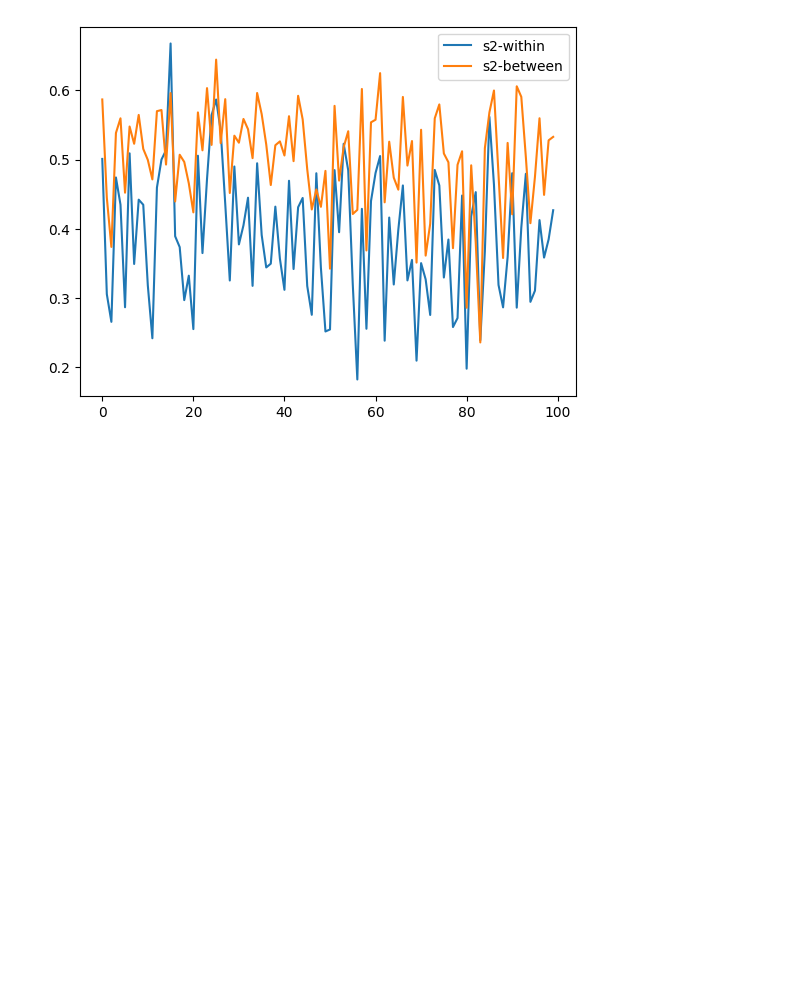
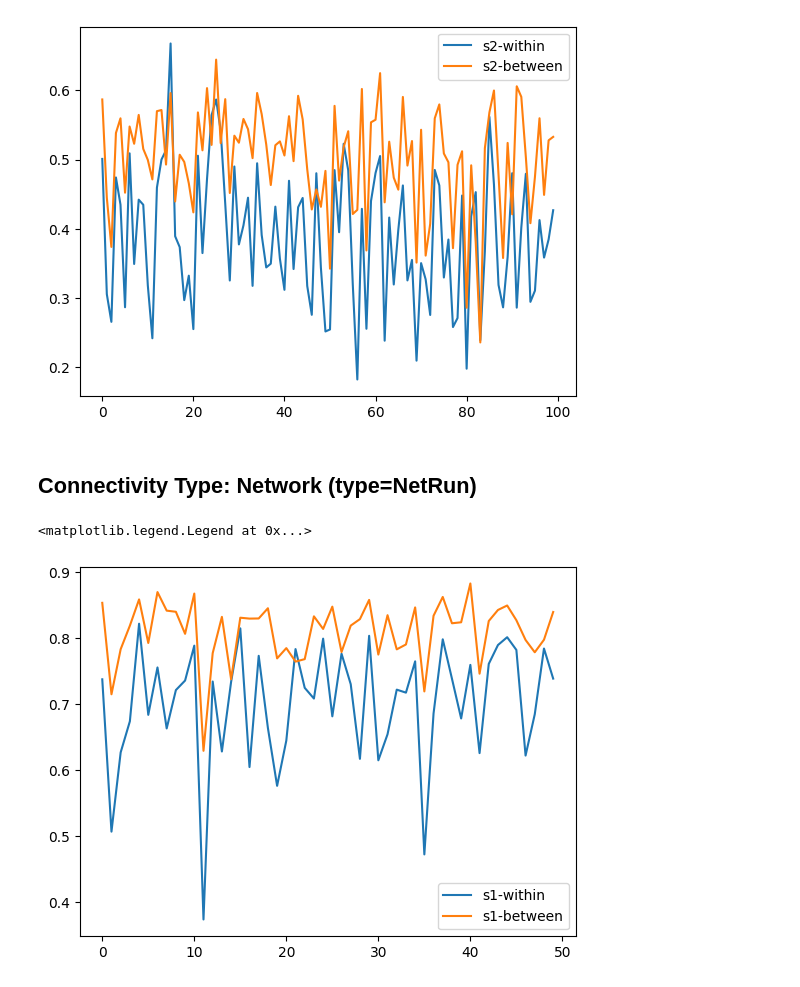
Before and after one commit to DiedrichsenLab/Functional_Fusion, a Jupyter notebook: notebooks/dataset_check.ipynb, the cells around one changed output. Drawn from its saved outputs; the diff is of its cells as text; code cells hidden in the pictures; blank space fills up the shorter version.

Commit message:
Updated reliability for HCP network connectivity

```diff
--- a/notebooks/dataset_check.ipynb
+++ b/notebooks/dataset_check.ipynb
@@ -215,3 +217,21 @@ plt.legend(['s2-within','s2-between'])
 # %% [output]
 <matplotlib.legend.Legend at 0x...>
 [figure]
+# %% [markdown]
+## Connectivity Type: Network (type=NetRun)
+# %%
+hcpnets_dataset = DataSetHcpResting(base_dir + '/HCP')
+data_hcpnets1, info_hcpnets1 = hcpnets_dataset.get_data(
+    'MNISymC3', ses_id='ses-s1', type='NetRun')
+# %%
+r1 = reliability_within_subj(
+    data_hcpnets1, part_vec=info_hcpnets1.run, cond_vec=info_hcpnets1.region_name)
+r2 = reliability_between_subj(
+    data_hcpnets1, cond_vec=info_hcpnets1.region_name)
+# %%
+plt.plot(r1.mean(axis=1))
+plt.plot(r2)
+plt.legend(['s1-within','s1-between'])
+# %% [output]
+<matplotlib.legend.Legend at 0x...>
+[figure, added]
```
Also changed, not shown: parts of 3 cells of this notebook, 1 other file.
